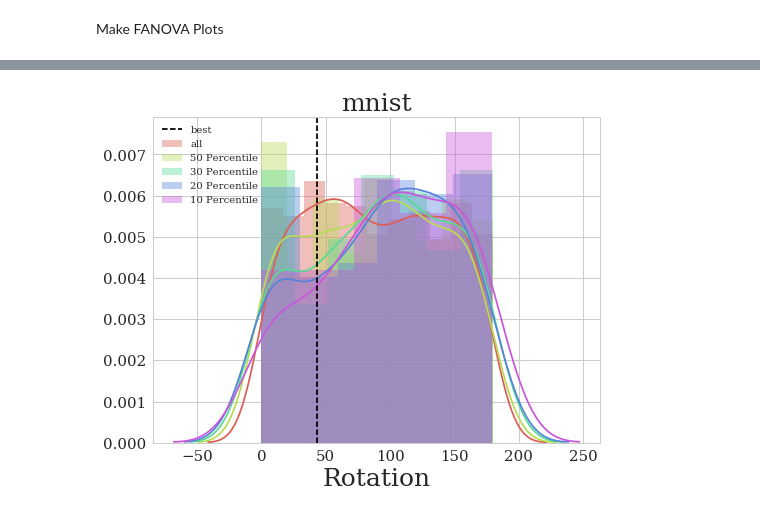
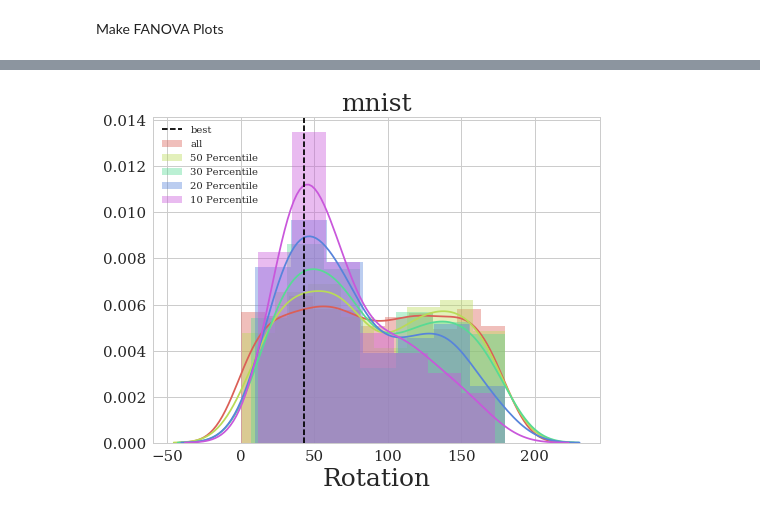
Before and after one commit to zemovi/AutoDA, a Jupyter notebook: notebooks/augmentation.ipynb, the cells around one changed output, grey strips where cells are left out. Drawn from its saved outputs; the diff is of its cells as text; code cells hidden in the pictures.

```diff
--- a/notebooks/augmentation.ipynb
+++ b/notebooks/augmentation.ipynb
@@ -237,32 +216,54 @@ plt.show()
 # %%
-current_palette_7 = sns.color_palette("hls", 5)
+dataset = "mnist"
 
-sns.set_palette(current_palette_7)
+order= ['rescale', 'vertical_flip', 'horizontal_flip', 'rotation_range', 'pad'] # change order to params
+config_space = ImageAugmentation.get_config_space()
+
+
+X = []
+
+for c in results[dataset]["configs"]:
+    vec = []
+    for j, k in enumerate(order):
+        if c[k] is not None:
+            vec.append(c[k])
+
+        else:
+            vec.append(0)
+    X.append(vec)
+X = np.array(X)
+y = results[dataset]["validation_accuracy"]
+
+current_palette= sns.color_palette("hls", 5)
+
+sns.set_palette(current_palette)
 sns.distplot(X[:, 3], label='all', norm_hist=True) # use named tuple here
+
+y = 1 - y
 
 
 p = np.percentile(y, 50)
 perc_50 = np.where(y < p)
 sns.distplot(X[perc_50, 3], label='50 Percentile', norm_hist=True)
 
 p = np.percentile(y, 30)
 perc_30 = np.where(y < p)
 sns.distplot(X[perc_30, 3], label='30 Percentile', norm_hist=True)
 
 p = np.percentile(y, 20)
 perc_20 = np.where(y < p)
 sns.distplot(X[perc_20, 3], label='20 Percentile', norm_hist=True)
 
 p = np.percentile(y, 10)
 perc_10 = np.where(y < p)
 sns.distplot(X[perc_10, 3], label='10 Percentile', norm_hist=True)
 
 
-idx = np.argmax(y)
+idx = np.argmin(y)
 plt.axvline(X[idx, 3], linestyle="--", color="black", label="best")
 plt.title(dataset, fontsize=25)
 plt.xlabel('Rotation', size=25)
 plt.legend(loc=2)
 plt.show()
 # %% [output]
-[figure, old version]
+[figure, new version]
```
Also changed, not shown: parts of 6 cells of this notebook.
